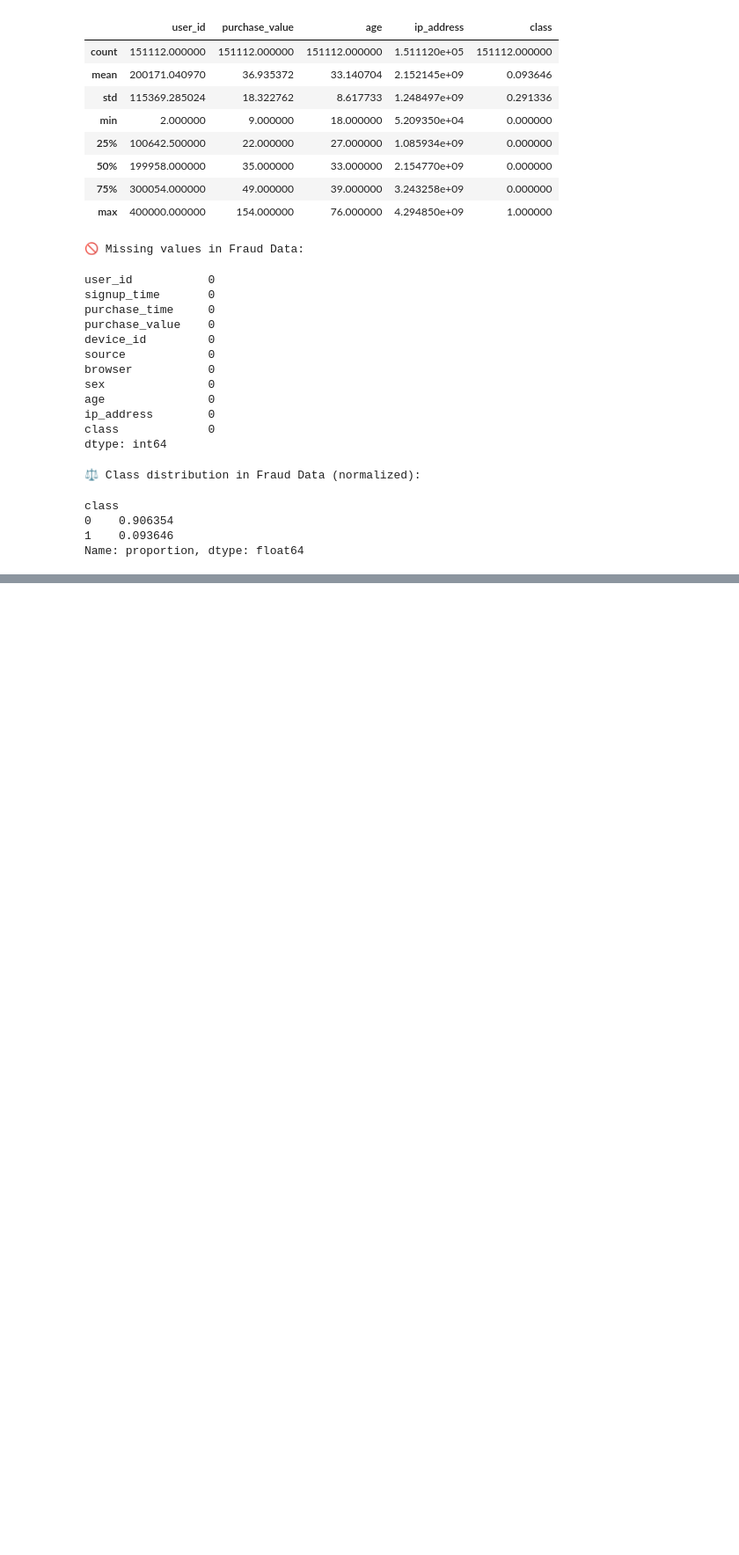
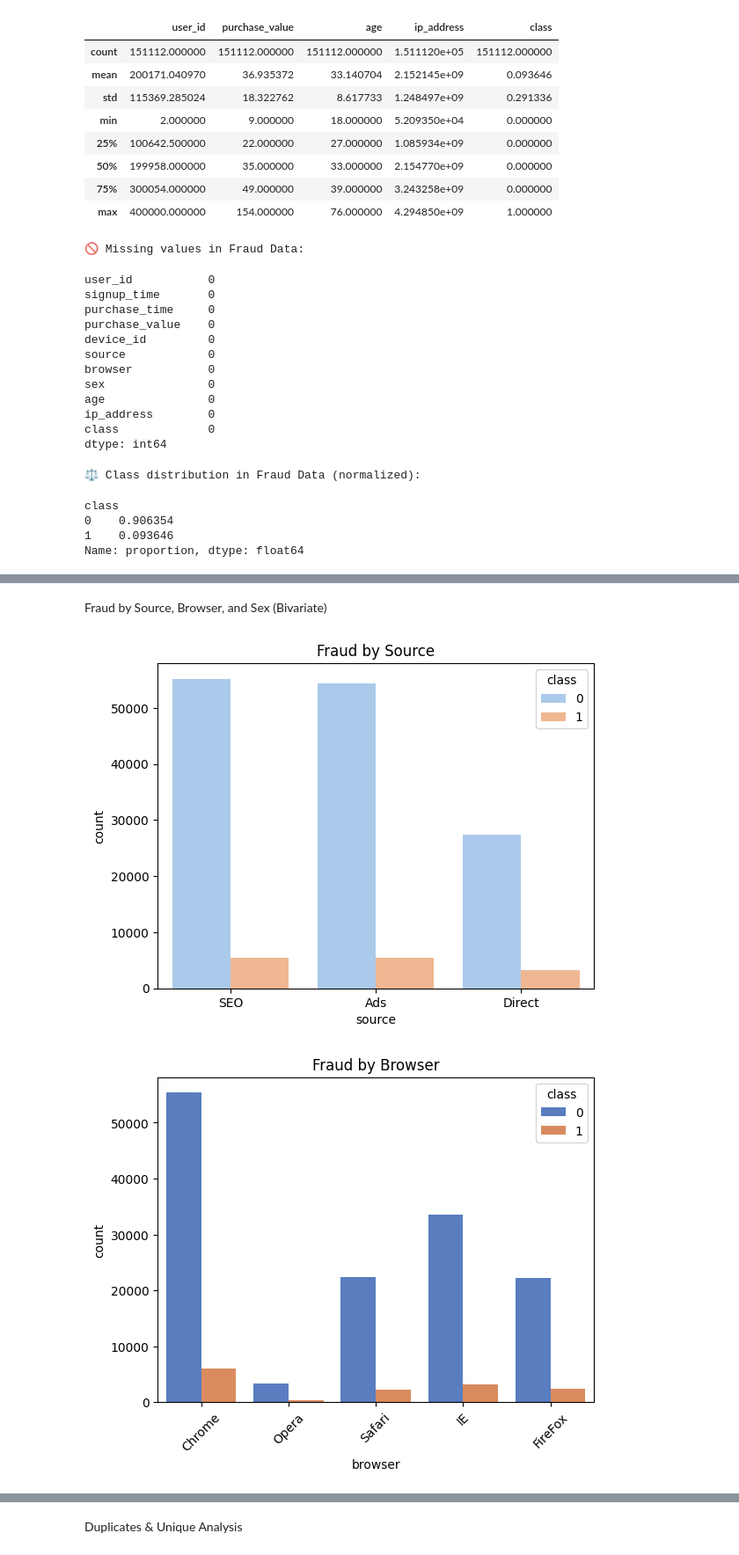
Before and after one commit to Filimon-H/fraud-detection-ecommerce-banking, a Jupyter notebook: notebook/eda_fraud_data.ipynb, the cells around one changed output, grey strips where cells are left out. Shown at 88% size. Drawn from its saved outputs; the diff is of its cells as text; code cells hidden in the pictures; blank space fills up the shorter version.

```diff
--- a/notebook/eda_fraud_data.ipynb
+++ b/notebook/eda_fraud_data.ipynb
@@ -129,0 +254,21 @@ Name: proportion, dtype: float64
+# %% [markdown]
+Fraud by Source, Browser, and Sex (Bivariate)
+# %%
+# Source vs Class
+sns.countplot(data=fraud_df_clean, x='source', hue='class', palette='pastel')
+plt.title("Fraud by Source")
+plt.show()
+
+# Browser vs Class
+sns.countplot(data=fraud_df_clean, x='browser', hue='class', palette='muted')
+plt.title("Fraud by Browser")
+plt.xticks(rotation=45)
+plt.show()
+
+# Sex vs Class
+sns.countplot(data=fraud_df_clean, x='sex', hue='class', palette='coolwarm')
+plt.title("Fraud by Sex")
+plt.show()
+# %% [output]
+[figure, added]
+[figure, added]
@@ -129,0 +276,2 @@ Name: proportion, dtype: float64
+# %% [markdown]
+Duplicates & Unique Analysis
```
Also changed, not shown: parts of 24 cells of this notebook.
